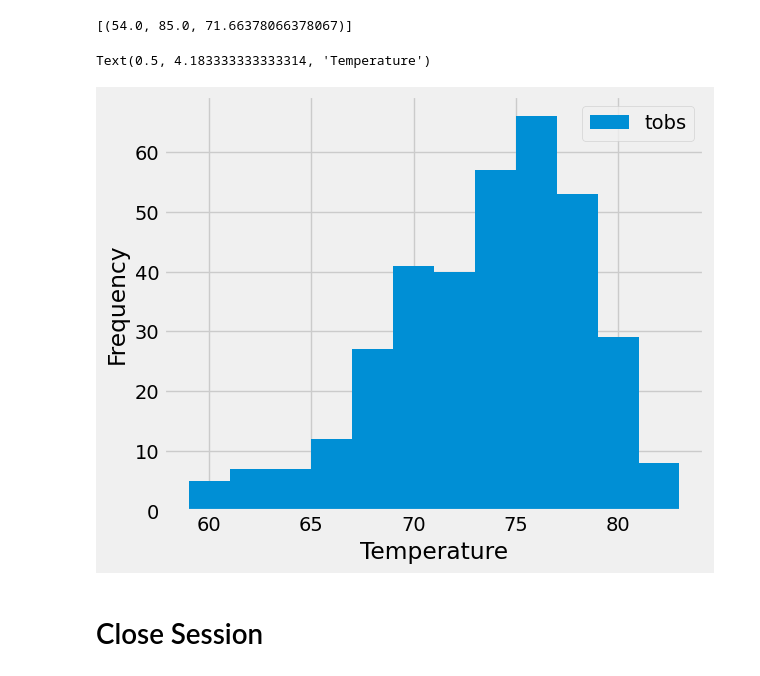
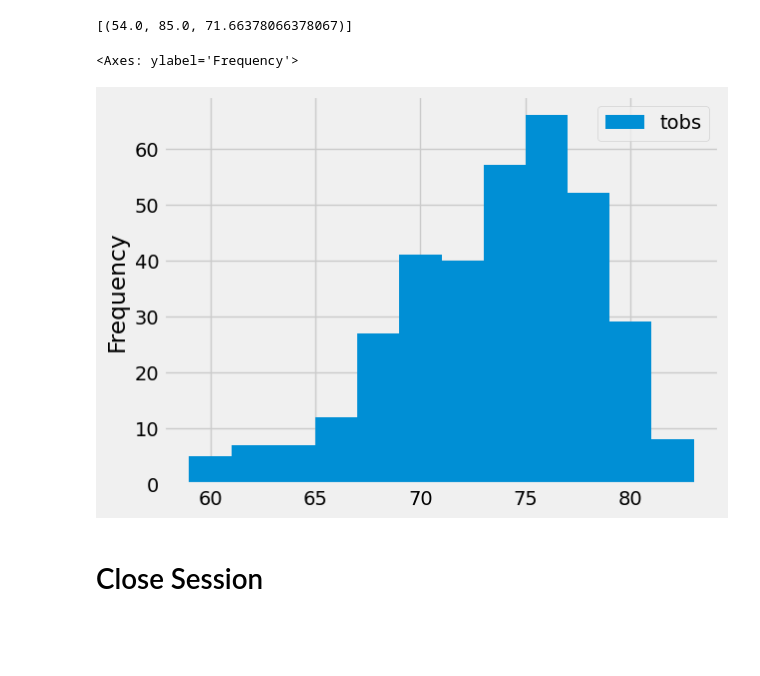
Before and after one commit to chalisal/sqlalchemy-challenge, a Jupyter notebook: SurfsUp/climate_starter.ipynb, the cells around one changed output. Cells and saved outputs as stored; diff of their text form; code cells hidden in the pictures; blank space fills up the shorter version.

```diff
--- a/SurfsUp/climate_starter.ipynb
+++ b/SurfsUp/climate_starter.ipynb
@@ -101,6 +122,9 @@ session.query(Measurement.date, Measurement.prcp).filter(Measurement.date >= dat
 # %%
 # Design a query to find the most active stations (i.e. which stations have the most rows?)
 # List the stations and their counts in descending order.
+station_activity = session.query(Measurement.station, func.count(Measurement.station)).\
+group_by(Measurement.station).order_by(func.count(Measurement.station).desc()).all()
+station_activity
 # %% [output]
 [('USC00519281', 2772),
  ('USC00519397', 2724),
@@ -118,9 +146,19 @@ session.query(Measurement.date, Measurement.prcp).filter(Measurement.date >= dat
 # %%
 # Using the most active station id
 # Query the last 12 months of temperature observation data for this station and plot the results as a histogram
+station_highest_obs = station_activity[0][0]
+
+results = session.query(Measurement.date, Measurement.tobs).\
+                        filter(Measurement.date >= "2016-08-24").\
+                        filter(Measurement.date <= "2017-08-23").\
+                        filter(Measurement.station == station_highest_obs).all()
+results_df = pd.DataFrame(results)
+
+#historgram
+results_df.plot.hist(bins=12)
 # %% [output]
-Text(0.5, 4.183333333333314, 'Temperature')
+<Axes: ylabel='Frequency'>
-[figure, old version]
+[figure, new version]
 # %% [markdown]
 # Close Session
 # %%
```
Also changed, not shown: parts of 4 cells of this notebook.
